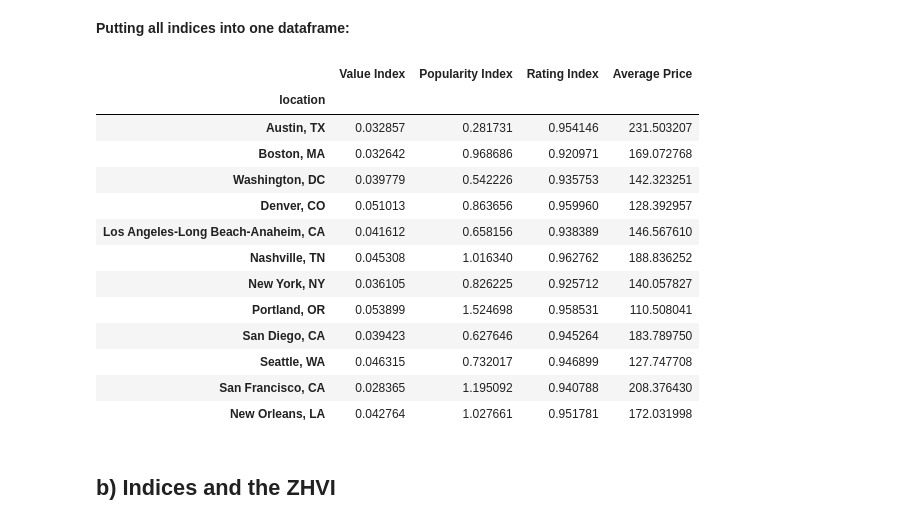
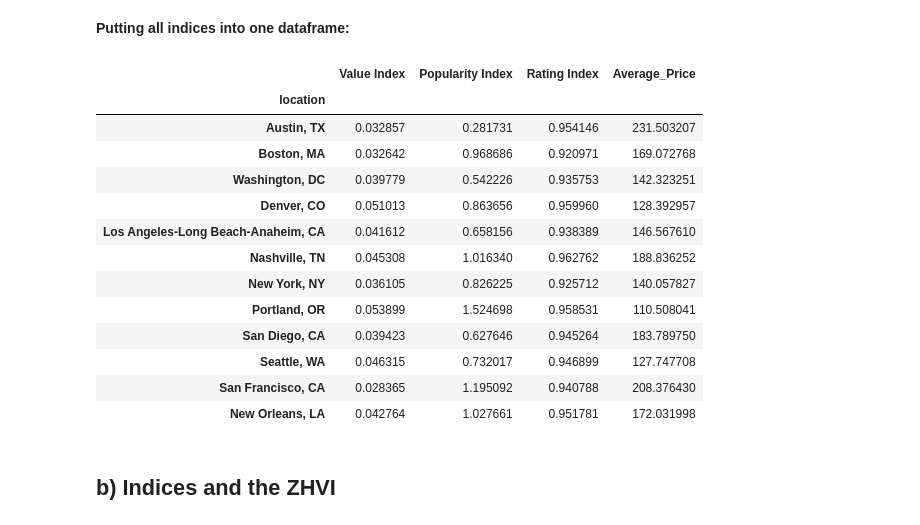
Before and after one commit to nsamrao/Springboard-Data-Science, a Jupyter notebook: Airbnb and Zillow.ipynb, the cells around one changed output. Saved outputs shown, nothing was run; the diff lists cells and outputs as text; code cells hidden in the pictures.

```diff
--- a/Airbnb and Zillow.ipynb
+++ b/Airbnb and Zillow.ipynb
@@ -537,10 +530,10 @@ avg_price = statistics['price']['mean']
 **Putting all indices into one dataframe:**
 # %%
 df_metrics = concat([value_index, pop_index, rating_index, avg_price], axis = 1)
-df_metrics.columns = ['Value Index', 'Popularity Index', 'Rating Index', 'Average Price']
+df_metrics.columns = ['Value Index', 'Popularity Index', 'Rating Index', 'Average_Price']
 df_metrics
 # %% [output]
-|  | Value Index | Popularity Index | Rating Index | Average Price |
+|  | Value Index | Popularity Index | Rating Index | Average_Price |
 | location |  |  |  |  |
 | Austin, TX | 0.032857 | 0.281731 | 0.954146 | 231.503207 |
 | Boston, MA | 0.032642 | 0.968686 | 0.920971 | 169.072768 |
```
Also changed, not shown: parts of 6 cells of this notebook.
